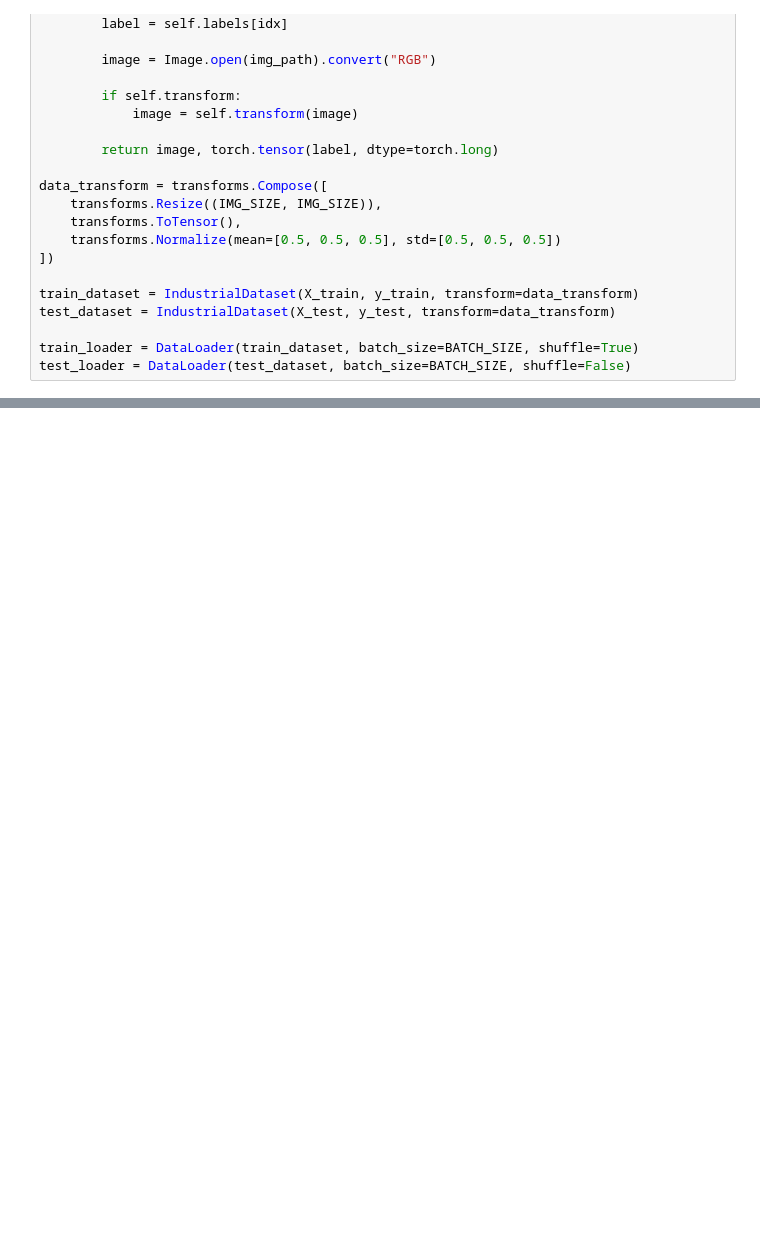
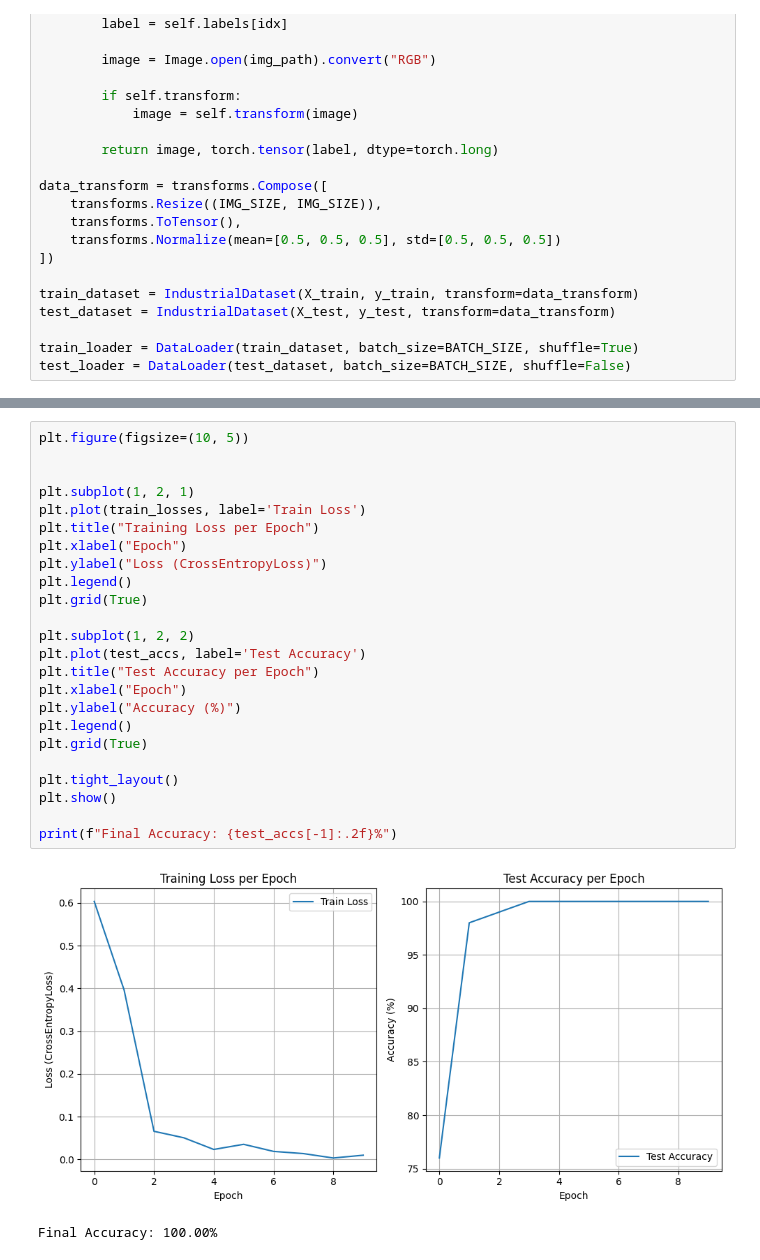
Before and after one commit to A-antoineLefevre/AIforTDM-AUTOVI, a Jupyter notebook: src/baseline.ipynb, the cells around one changed output, grey strips where cells are left out. Saved outputs shown, nothing was run; the diff lists cells and outputs as text; blank space fills up the shorter version.

```diff
--- a/src/baseline.ipynb
+++ b/src/baseline.ipynb
@@ -259 +257,28 @@ weighted avg       1.00      1.00      1.00       100
 AUC Score: 1.0000
+# %%
+plt.figure(figsize=(10, 5))
+
+
+plt.subplot(1, 2, 1)
+plt.plot(train_losses, label='Train Loss')
+plt.title("Training Loss per Epoch")
+plt.xlabel("Epoch")
+plt.ylabel("Loss (CrossEntropyLoss)")
+plt.legend()
+plt.grid(True)
+
+plt.subplot(1, 2, 2)
+plt.plot(test_accs, label='Test Accuracy')
+plt.title("Test Accuracy per Epoch")
+plt.xlabel("Epoch")
+plt.ylabel("Accuracy (%)")
+plt.legend()
+plt.grid(True)
+
+plt.tight_layout()
+plt.show()
+
+print(f"Final Accuracy: {test_accs[-1]:.2f}%")
+# %% [output]
+[figure, added]
+Final Accuracy: 100.00%
```
Also changed, not shown: parts of 5 cells of this notebook.
